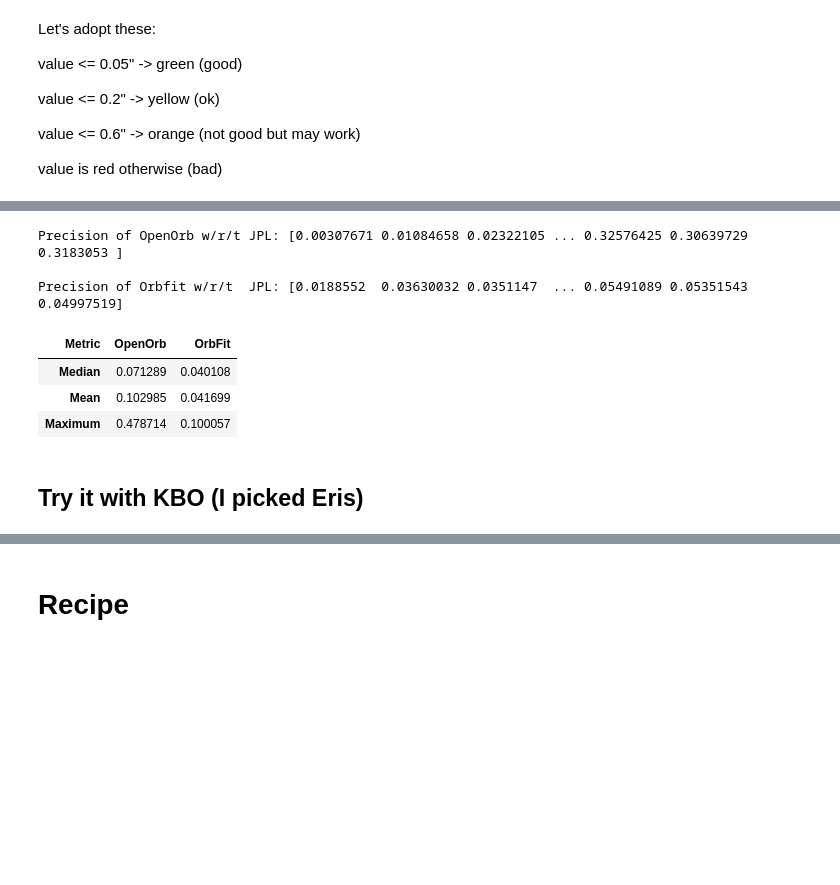
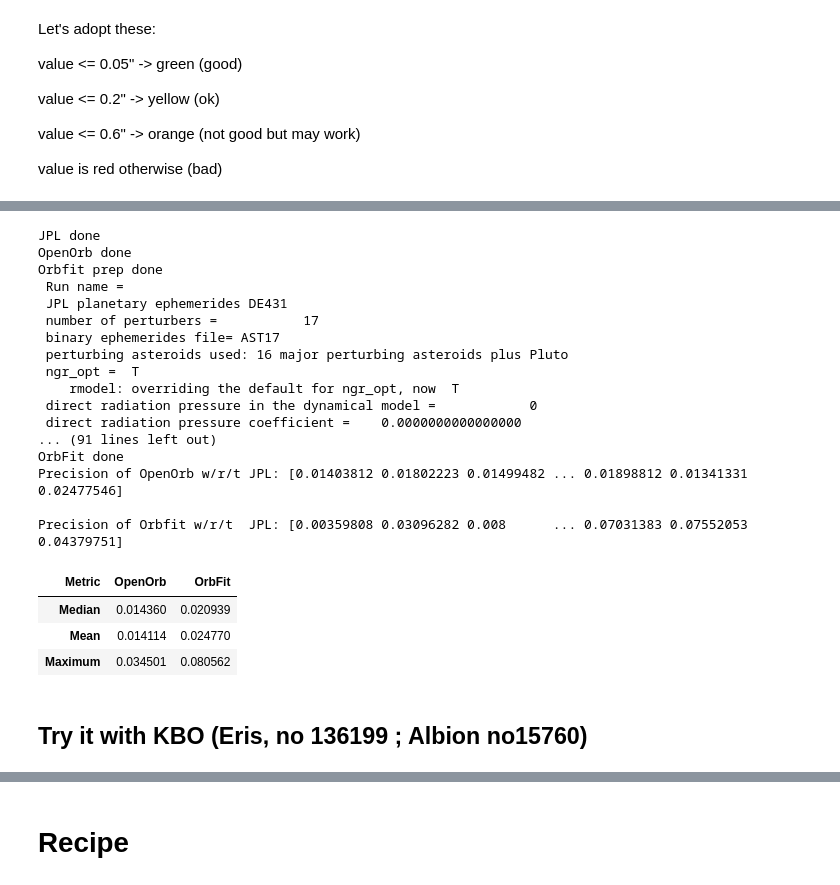
Before and after one commit to dirac-institute/iCompare, a Jupyter notebook: 2019OK.ipynb, the cells around one changed output, grey strips where cells are left out. Cells and saved outputs as stored; diff of their text form; code cells hidden in the pictures; blank space fills up the shorter version.

```diff
--- a/2019OK.ipynb
+++ b/2019OK.ipynb
@@ -426,28 +721,27 @@ coord_OrbFit = np.array([RA_OrbFit, DEC_OrbFit]) * u.deg
-# %%
-great_circle_diff1 = max_diff(coord_jpl, coord_OpenOrb)
-print("Precision of OpenOrb w/r/t JPL:", great_circle_diff1)
-
-print()
-great_circle_diff2 = max_diff(coord_jpl, coord_OrbFit)
-print("Precision of Orbfit w/r/t  JPL:", great_circle_diff2)
-
-median1, mean1, max1, statistics1 = chart_stats(great_circle_diff1)
-median2, mean2, max2, statistics2 = chart_stats(great_circle_diff2)
-
-total_stats = np.array([statistics1, statistics2]) * u.arcsec
-
-table = pd.DataFrame(data= total_stats.transpose(), columns=['OpenOrb', 'OrbFit'])
-table = table.rename(index={0: "Median", 1: "Mean", 2: "Maximum"})
-table = table.rename_axis("Metric", axis="columns")
-table = table.style.apply(color_map)
-table
-# %% [output]
-Precision of OpenOrb w/r/t JPL: [0.00307671 0.01084658 0.02322105 ... 0.32576425 0.30639729 0.3183053 ]
-
-Precision of Orbfit w/r/t  JPL: [0.0188552  0.03630032 0.0351147  ... 0.05491089 0.05351543 0.04997519]
-| Metric | OpenOrb | OrbFit |
-| Median | 0.071289 | 0.040108 |
-| Mean | 0.102985 | 0.041699 |
-| Maximum | 0.478714 | 0.100057 |
+# %%
+el_jpl, coord_jpl, coord_OpenOrb, coord_OrbFit = get_ephems(110, start, stop, obs)
+outputs(coord_jpl, coord_OpenOrb, coord_OrbFit)
+# %% [output]
+JPL done
+OpenOrb done
+Orbfit prep done
+ Run name =
+ JPL planetary ephemerides DE431
+ number of perturbers =           17
+ binary ephemerides file= AST17
+ perturbing asteroids used: 16 major perturbing asteroids plus Pluto
+ ngr_opt =  T
+    rmodel: overriding the default for ngr_opt, now  T
+ direct radiation pressure in the dynamical model =            0
+ direct radiation pressure coefficient =    0.0000000000000000
+... (91 lines left out)
+OrbFit done
+Precision of OpenOrb w/r/t JPL: [0.01403812 0.01802223 0.01499482 ... 0.01898812 0.01341331 0.02477546]
+
+Precision of Orbfit w/r/t  JPL: [0.00359808 0.03096282 0.008      ... 0.07031383 0.07552053 0.04379751]
+| Metric | OpenOrb | OrbFit |
+| Median | 0.014360 | 0.020939 |
+| Mean | 0.014114 | 0.024770 |
+| Maximum | 0.034501 | 0.080562 |
 # %% [markdown]
-## Try it with KBO (I picked Eris)
+## Try it with KBO (Eris, no 136199 ; Albion no15760)
```
Also changed, not shown: parts of 55 cells of this notebook, 6 other files.
